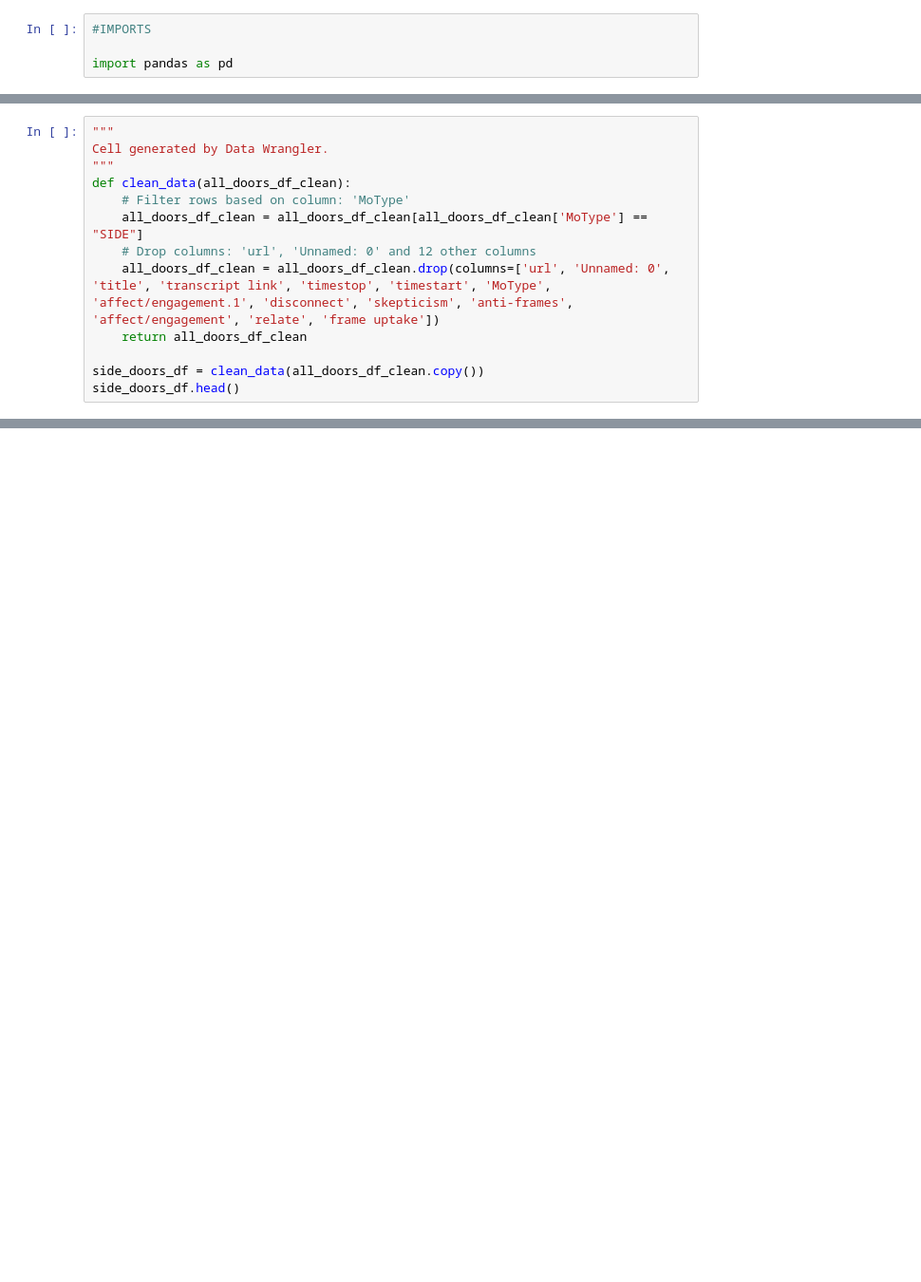
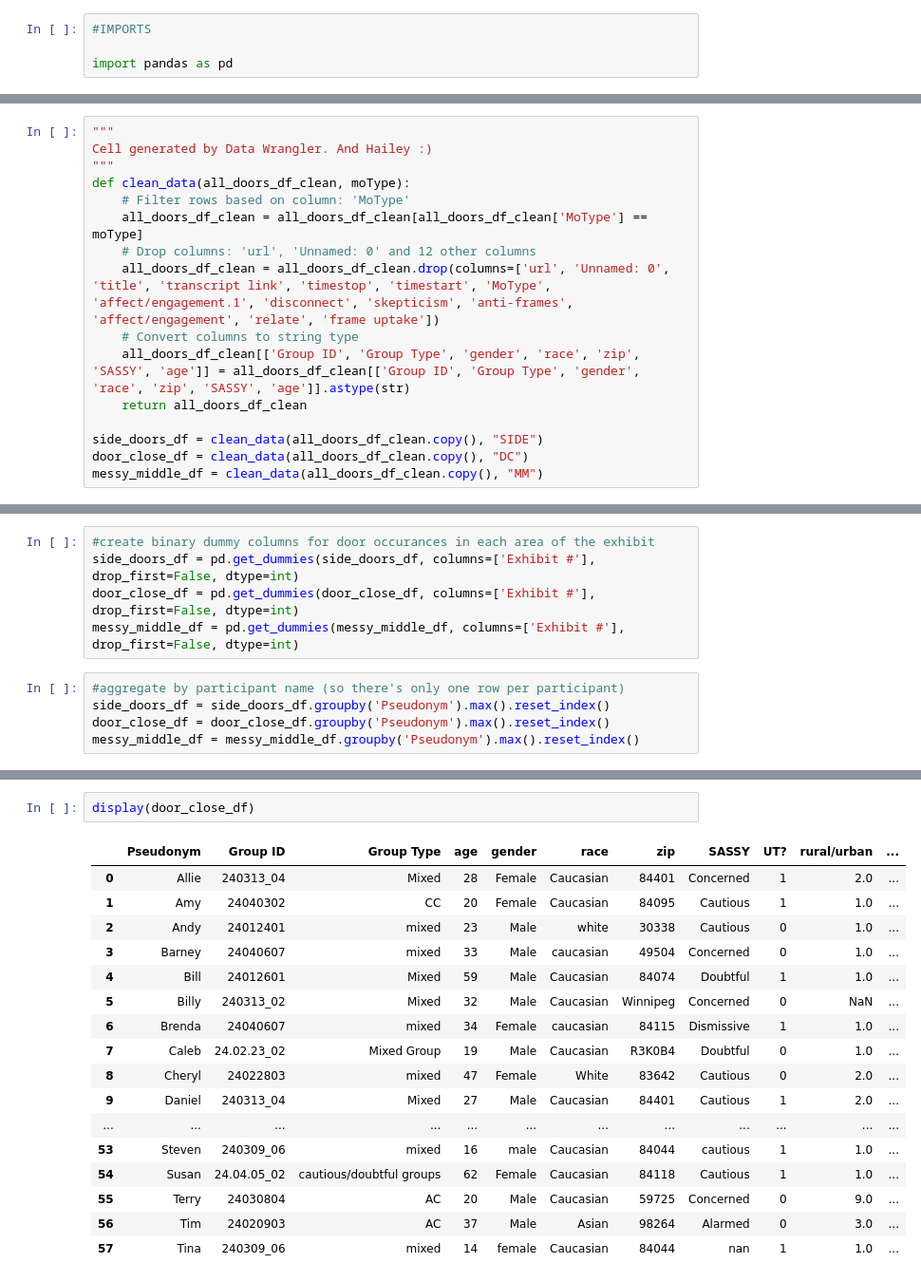
Before and after one commit to Hailcyon/AISL-data-analysis, a Jupyter notebook: create_side_door_dataframe.ipynb, the cells around one changed output, grey strips where cells are left out. Shown at 95% size. Cells and saved outputs as stored; diff of their text form; blank space fills up the shorter version.

```diff
--- a/create_side_door_dataframe.ipynb
+++ b/create_side_door_dataframe.ipynb
@@ -47,13 +50,16 @@ all_doors_df_clean.head()
 # %%
 """
-Cell generated by Data Wrangler.
+Cell generated by Data Wrangler. And Hailey :)
 """
-def clean_data(all_doors_df_clean):
+def clean_data(all_doors_df_clean, moType):
     # Filter rows based on column: 'MoType'
-    all_doors_df_clean = all_doors_df_clean[all_doors_df_clean['MoType'] == "SIDE"]
+    all_doors_df_clean = all_doors_df_clean[all_doors_df_clean['MoType'] == moType]
     # Drop columns: 'url', 'Unnamed: 0' and 12 other columns
     all_doors_df_clean = all_doors_df_clean.drop(columns=['url', 'Unnamed: 0', 'title', 'transcript link', 'timestop', 'timestart', 'MoType', 'affect/engagement.1', 'disconnect', 'skepticism', 'anti-frames', 'affect/engagement', 'relate', 'frame uptake'])
+    # Convert columns to string type
+    all_doors_df_clean[['Group ID', 'Group Type', 'gender', 'race', 'zip', 'SASSY', 'age']] = all_doors_df_clean[['Group ID', 'Group Type', 'gender', 'race', 'zip', 'SASSY', 'age']].astype(str)
     return all_doors_df_clean
 
-side_doors_df = clean_data(all_doors_df_clean.copy())
-side_doors_df.head()
+side_doors_df = clean_data(all_doors_df_clean.copy(), "SIDE")
+door_close_df = clean_data(all_doors_df_clean.copy(), "DC")
+messy_middle_df = clean_data(all_doors_df_clean.copy(), "MM")
@@ -99,0 +66,10 @@ display(side_doors_df)
+# %%
+#create binary dummy columns for door occurances in each area of the exhibit
+side_doors_df = pd.get_dummies(side_doors_df, columns=['Exhibit #'], drop_first=False, dtype=int)
+door_close_df = pd.get_dummies(door_close_df, columns=['Exhibit #'], drop_first=False, dtype=int)
+messy_middle_df = pd.get_dummies(messy_middle_df, columns=['Exhibit #'], drop_first=False, dtype=int)
+# %%
+#aggregate by participant name (so there's only one row per participant)
+side_doors_df = side_doors_df.groupby('Pseudonym').max().reset_index()
+door_close_df = door_close_df.groupby('Pseudonym').max().reset_index()
+messy_middle_df = messy_middle_df.groupby('Pseudonym').max().reset_index()
@@ -99,0 +96,20 @@ display(side_doors_df)
+# %%
+display(door_close_df)
+# %% [output]
+|  | Pseudonym | Group ID | Group Type | age | gender | race | zip | SASSY | UT? | rural/urban | ... |
+| 0 | Allie | 240313_04 | Mixed | 28 | Female | Caucasian | 84401 | Concerned | 1 | 2.0 | ... |
+| 1 | Amy | 24040302 | CC | 20 | Female | Caucasian | 84095 | Cautious | 1 | 1.0 | ... |
+| 2 | Andy | 24012401 | mixed | 23 | Male | white | 30338 | Cautious | 0 | 1.0 | ... |
+| 3 | Barney | 24040607 | mixed | 33 | Male | caucasian | 49504 | Concerned | 0 | 1.0 | ... |
+| 4 | Bill | 24012601 | Mixed | 59 | Male | Caucasian | 84074 | Doubtful | 1 | 1.0 | ... |
+| 5 | Billy | 240313_02 | Mixed | 32 | Male | Caucasian | Winnipeg | Concerned | 0 | NaN | ... |
+| 6 | Brenda | 24040607 | mixed | 34 | Female | caucasian | 84115 | Dismissive | 1 | 1.0 | ... |
+| 7 | Caleb | 24.02.23_02 | Mixed Group | 19 | Male | Caucasian | R3K0B4 | Doubtful | 0 | 1.0 | ... |
+| 8 | Cheryl | 24022803 | mixed | 47 | Female | White | 83642 | Cautious | 0 | 2.0 | ... |
+| 9 | Daniel | 240313_04 | Mixed | 27 | Male | Caucasian | 84401 | Cautious | 1 | 2.0 | ... |
+| ... | ... | ... | ... | ... | ... | ... | ... | ... | ... | ... | ... |
+| 53 | Steven | 240309_06 | mixed | 16 | male | Caucasian | 84044 | cautious | 1 | 1.0 | ... |
+| 54 | Susan | 24.04.05_02 | cautious/doubtful groups | 62 | Female | Caucasian | 84118 | Cautious | 1 | 1.0 | ... |
+| 55 | Terry | 24030804 | AC | 20 | Male | Caucasian | 59725 | Concerned | 0 | 9.0 | ... |
+| 56 | Tim | 24020903 | AC | 37 | Male | Asian | 98264 | Alarmed | 0 | 3.0 | ... |
+| 57 | Tina | 240309_06 | mixed | 14 | female | Caucasian | 84044 | nan | 1 | 1.0 | ... |
```
Also changed, not shown: parts of 14 cells of this notebook.
